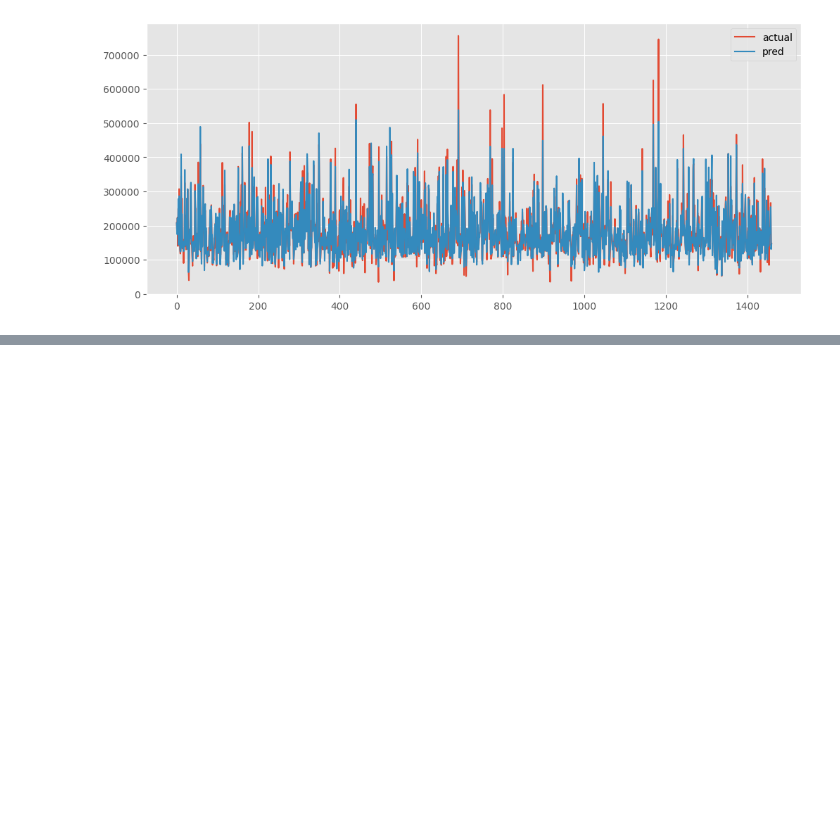
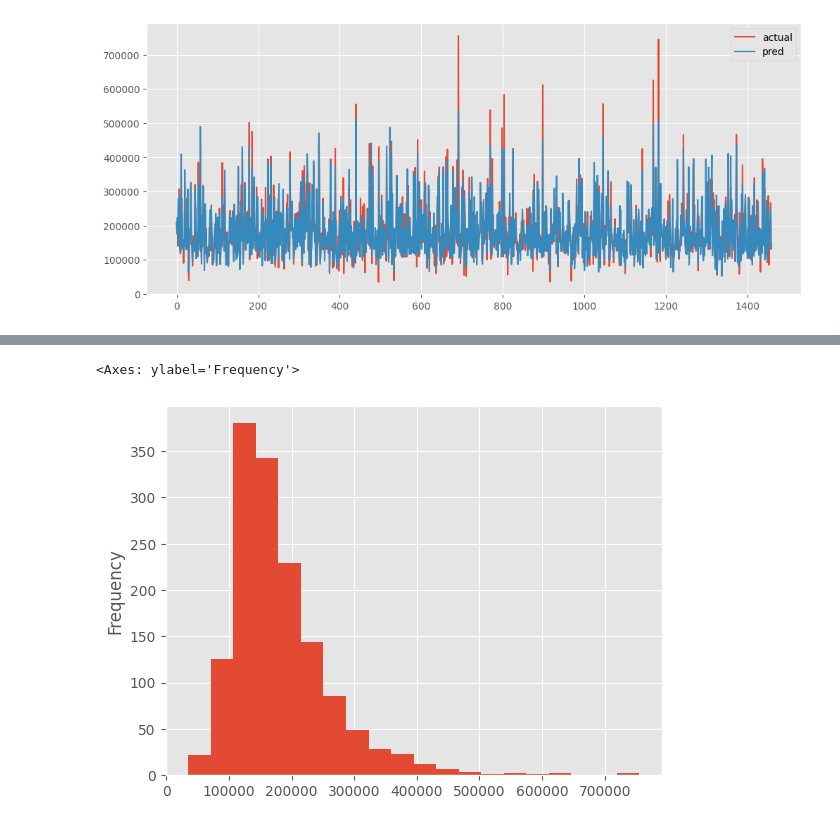
Before and after one commit to yungsuKo/data_science, a Jupyter notebook: 쉽게 시작하는 캐글 데이터 분석/주택가격 예측/house_price.ipynb, the cells around one changed output, grey strips where cells are left out. Saved outputs shown, nothing was run; the diff lists cells and outputs as text; code cells hidden in the pictures; blank space fills up the shorter version.

```diff
--- a/쉽게 시작하는 캐글 데이터 분석/주택가격 예측/house_price.ipynb
+++ b/쉽게 시작하는 캐글 데이터 분석/주택가격 예측/house_price.ipynb
@@ -251,0 +274,6 @@ actual_pred_df.plot(figsize=(12,5))
+# %%
+train_df['SalePrice'].plot.hist(bins=20)
+# 정규 분포처럼 중앙값이 가장 빈도가 높고 좌우 대칭인 것이 아니라 왼쪽으로 치우쳐 있는 푸아송 분포를 그림.
+# %% [output]
+<Axes: ylabel='Frequency'>
+[figure, added]
```
Also changed, not shown: parts of 15 cells of this notebook.
